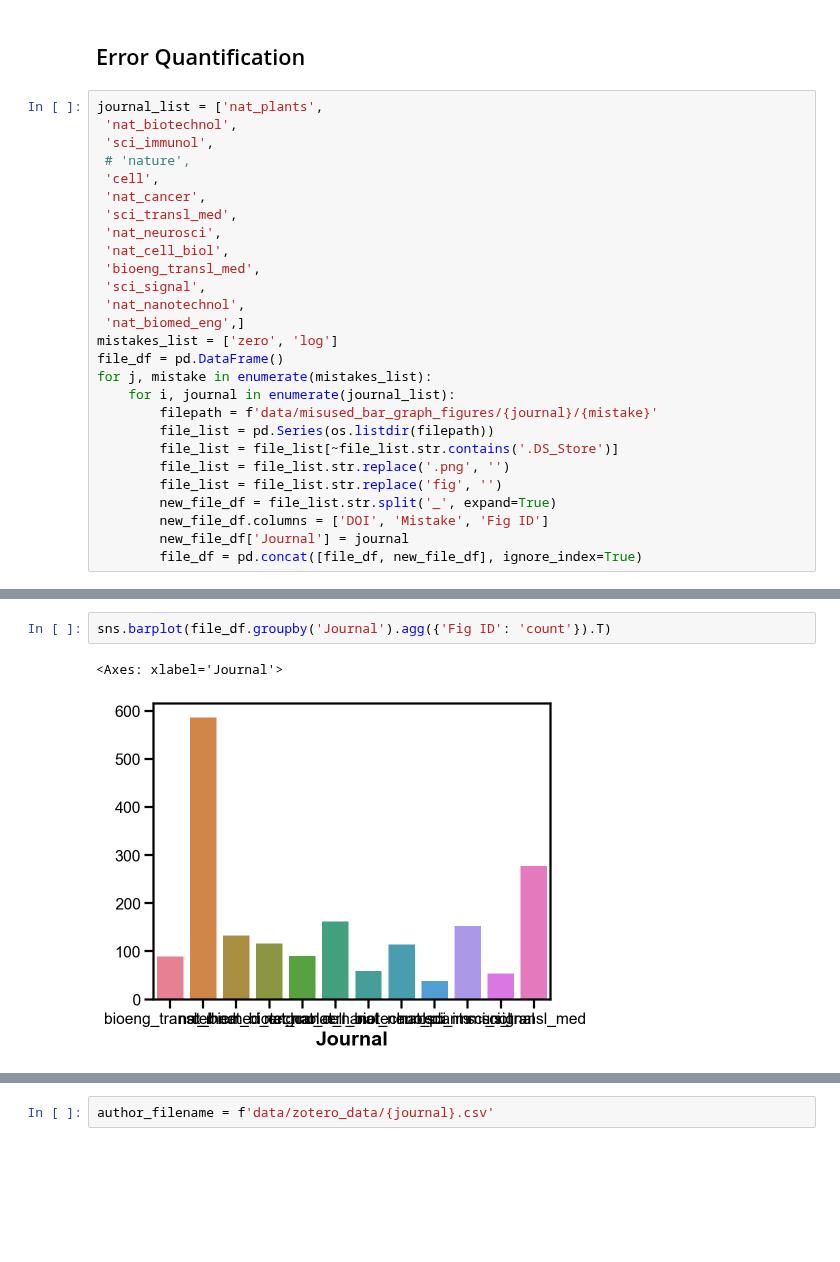
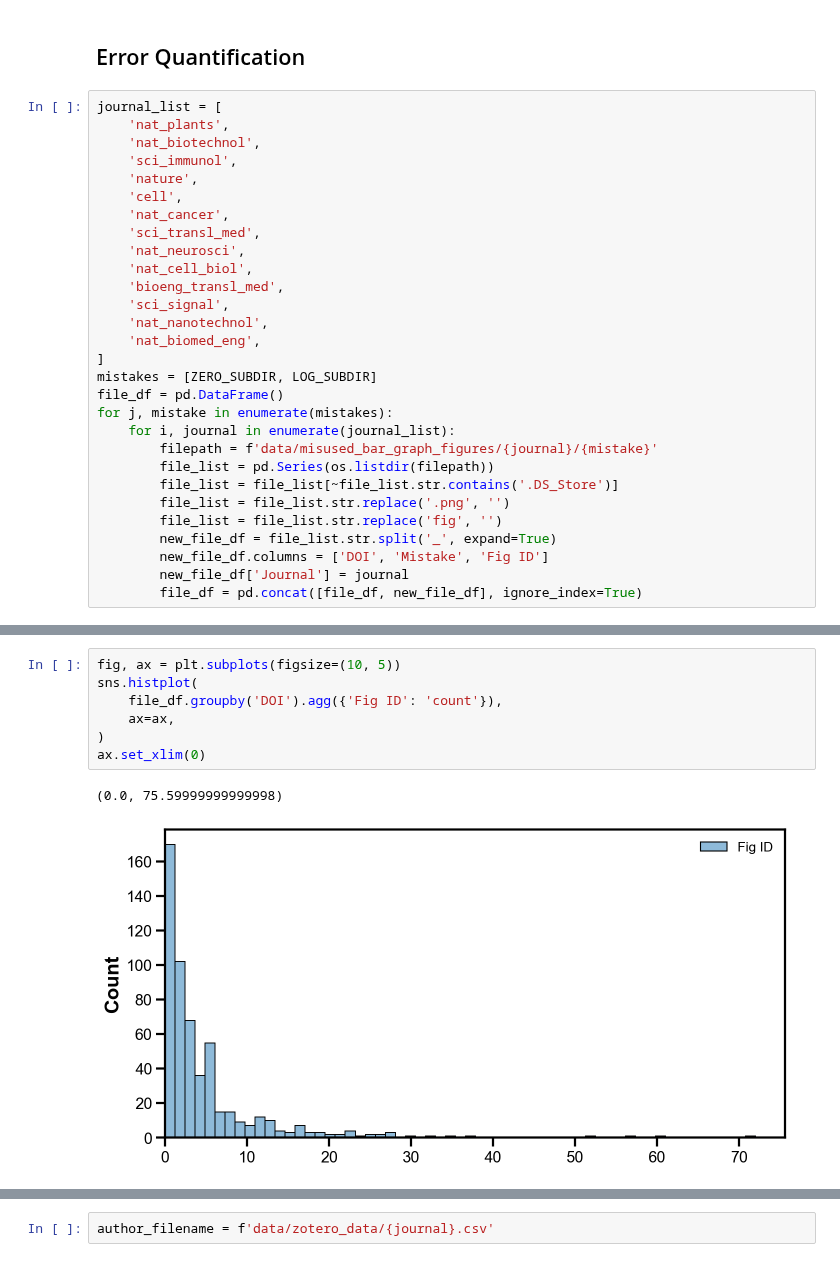
Before and after one commit to tengjuilin/misused-bar-graphs, a Jupyter notebook: bar-graph-classification.ipynb, the cells around one changed output, grey strips where cells are left out. Cells and saved outputs as stored; diff of their text form; blank space fills up the shorter version.

```diff
--- a/bar-graph-classification.ipynb
+++ b/bar-graph-classification.ipynb
@@ -105,22 +106,24 @@ for i in range(total_articles_series.shape[0]):
 # %% [markdown]
 ## Error Quantification
 # %%
-journal_list = ['nat_plants',
- 'nat_biotechnol',
- 'sci_immunol',
- # 'nature',
- 'cell',
- 'nat_cancer',
- 'sci_transl_med',
- 'nat_neurosci',
- 'nat_cell_biol',
- 'bioeng_transl_med',
- 'sci_signal',
- 'nat_nanotechnol',
- 'nat_biomed_eng',]
-mistakes_list = ['zero', 'log']
+journal_list = [
+    'nat_plants',
+    'nat_biotechnol',
+    'sci_immunol',
+    'nature',
+    'cell',
+    'nat_cancer',
+    'sci_transl_med',
+    'nat_neurosci',
+    'nat_cell_biol',
+    'bioeng_transl_med',
+    'sci_signal',
+    'nat_nanotechnol',
+    'nat_biomed_eng',
+]
+mistakes = [ZERO_SUBDIR, LOG_SUBDIR]
 file_df = pd.DataFrame()
-for j, mistake in enumerate(mistakes_list):
+for j, mistake in enumerate(mistakes):
     for i, journal in enumerate(journal_list):
         filepath = f'data/misused_bar_graph_figures/{journal}/{mistake}'
         file_list = pd.Series(os.listdir(filepath))
@@ -155,5 +158,10 @@ df
-# %%
-sns.barplot(file_df.groupby('Journal').agg({'Fig ID': 'count'}).T)
-# %% [output]
-<Axes: xlabel='Journal'>
-[figure, removed]
+# %%
+fig, ax = plt.subplots(figsize=(10, 5))
+sns.histplot(
+    file_df.groupby('DOI').agg({'Fig ID': 'count'}),
+    ax=ax,
+)
+ax.set_xlim(0)
+# %% [output]
+(0.0, 75.59999999999998)
+[figure, added]
```
Also changed, not shown: parts of 9 cells of this notebook.
